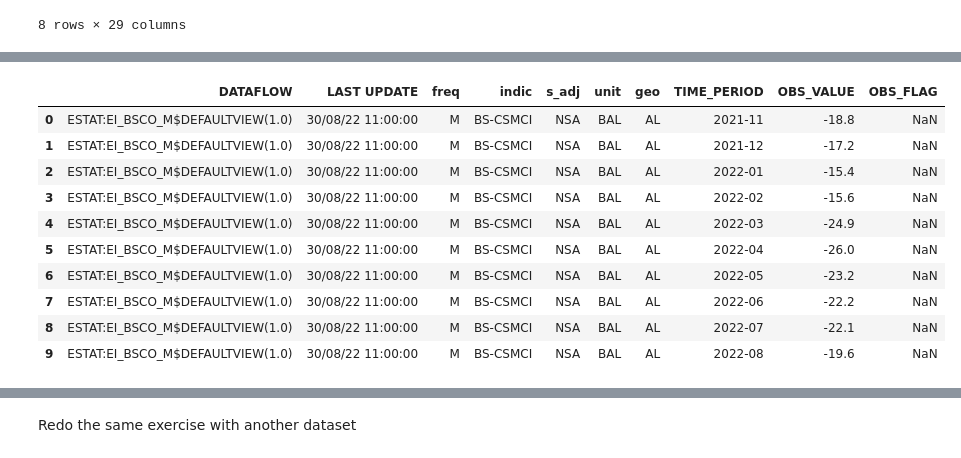
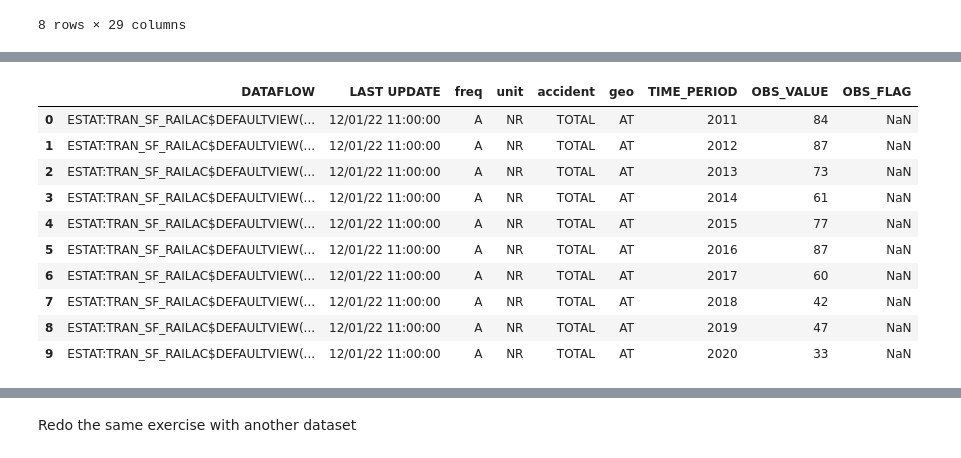
Before and after one commit to ckauth/eurostat_python_intro, a Jupyter notebook: 02_DataAccess.ipynb, the cells around one changed output, grey strips where cells are left out. Saved outputs shown, nothing was run; the diff lists cells and outputs as text; code cells hidden in the pictures.

```diff
--- a/02_DataAccess.ipynb
+++ b/02_DataAccess.ipynb
@@ -430,23 +450,23 @@ df_from_file
 # %%
 import pandas as pd
 import os
 
 # your file might be called differently, depending on which dataset you've picked
-filename = os.path.join('data', 'ei_bsco_m_page_linear.csv')
+filename = os.path.join('data', 'tran_sf_railac_page_linear.csv')
 df = pd.read_csv(filename)
 df.head(10)
 # %% [output]
-|  | DATAFLOW | LAST UPDATE | freq | indic | s_adj | unit | geo | TIME_PERIOD | OBS_VALUE | OBS_FLAG |
-| 0 | ESTAT:EI_BSCO_M$DEFAULTVIEW(1.0) | 30/08/22 11:00:00 | M | BS-CSMCI | NSA | BAL | AL | 2021-11 | -18.8 | NaN |
-| 1 | ESTAT:EI_BSCO_M$DEFAULTVIEW(1.0) | 30/08/22 11:00:00 | M | BS-CSMCI | NSA | BAL | AL | 2021-12 | -17.2 | NaN |
-| 2 | ESTAT:EI_BSCO_M$DEFAULTVIEW(1.0) | 30/08/22 11:00:00 | M | BS-CSMCI | NSA | BAL | AL | 2022-01 | -15.4 | NaN |
-| 3 | ESTAT:EI_BSCO_M$DEFAULTVIEW(1.0) | 30/08/22 11:00:00 | M | BS-CSMCI | NSA | BAL | AL | 2022-02 | -15.6 | NaN |
-| 4 | ESTAT:EI_BSCO_M$DEFAULTVIEW(1.0) | 30/08/22 11:00:00 | M | BS-CSMCI | NSA | BAL | AL | 2022-03 | -24.9 | NaN |
-| 5 | ESTAT:EI_BSCO_M$DEFAULTVIEW(1.0) | 30/08/22 11:00:00 | M | BS-CSMCI | NSA | BAL | AL | 2022-04 | -26.0 | NaN |
-| 6 | ESTAT:EI_BSCO_M$DEFAULTVIEW(1.0) | 30/08/22 11:00:00 | M | BS-CSMCI | NSA | BAL | AL | 2022-05 | -23.2 | NaN |
-| 7 | ESTAT:EI_BSCO_M$DEFAULTVIEW(1.0) | 30/08/22 11:00:00 | M | BS-CSMCI | NSA | BAL | AL | 2022-06 | -22.2 | NaN |
-| 8 | ESTAT:EI_BSCO_M$DEFAULTVIEW(1.0) | 30/08/22 11:00:00 | M | BS-CSMCI | NSA | BAL | AL | 2022-07 | -22.1 | NaN |
-| 9 | ESTAT:EI_BSCO_M$DEFAULTVIEW(1.0) | 30/08/22 11:00:00 | M | BS-CSMCI | NSA | BAL | AL | 2022-08 | -19.6 | NaN |
+|  | DATAFLOW | LAST UPDATE | freq | unit | accident | geo | TIME_PERIOD | OBS_VALUE | OBS_FLAG |
+| 0 | ESTAT:TRAN_SF_RAILAC$DEFAULTVIEW(... | 12/01/22 11:00:00 | A | NR | TOTAL | AT | 2011 | 84 | NaN |
+| 1 | ESTAT:TRAN_SF_RAILAC$DEFAULTVIEW(... | 12/01/22 11:00:00 | A | NR | TOTAL | AT | 2012 | 87 | NaN |
+| 2 | ESTAT:TRAN_SF_RAILAC$DEFAULTVIEW(... | 12/01/22 11:00:00 | A | NR | TOTAL | AT | 2013 | 73 | NaN |
+| 3 | ESTAT:TRAN_SF_RAILAC$DEFAULTVIEW(... | 12/01/22 11:00:00 | A | NR | TOTAL | AT | 2014 | 61 | NaN |
+| 4 | ESTAT:TRAN_SF_RAILAC$DEFAULTVIEW(... | 12/01/22 11:00:00 | A | NR | TOTAL | AT | 2015 | 77 | NaN |
+| 5 | ESTAT:TRAN_SF_RAILAC$DEFAULTVIEW(... | 12/01/22 11:00:00 | A | NR | TOTAL | AT | 2016 | 87 | NaN |
+| 6 | ESTAT:TRAN_SF_RAILAC$DEFAULTVIEW(... | 12/01/22 11:00:00 | A | NR | TOTAL | AT | 2017 | 60 | NaN |
+| 7 | ESTAT:TRAN_SF_RAILAC$DEFAULTVIEW(... | 12/01/22 11:00:00 | A | NR | TOTAL | AT | 2018 | 42 | NaN |
+| 8 | ESTAT:TRAN_SF_RAILAC$DEFAULTVIEW(... | 12/01/22 11:00:00 | A | NR | TOTAL | AT | 2019 | 47 | NaN |
+| 9 | ESTAT:TRAN_SF_RAILAC$DEFAULTVIEW(... | 12/01/22 11:00:00 | A | NR | TOTAL | AT | 2020 | 33 | NaN |
 # %%
 df_lu = df[df['geo'] == 'LU']
 df_lu
```
Also changed, not shown: parts of 4 cells of this notebook, 2 other files.
